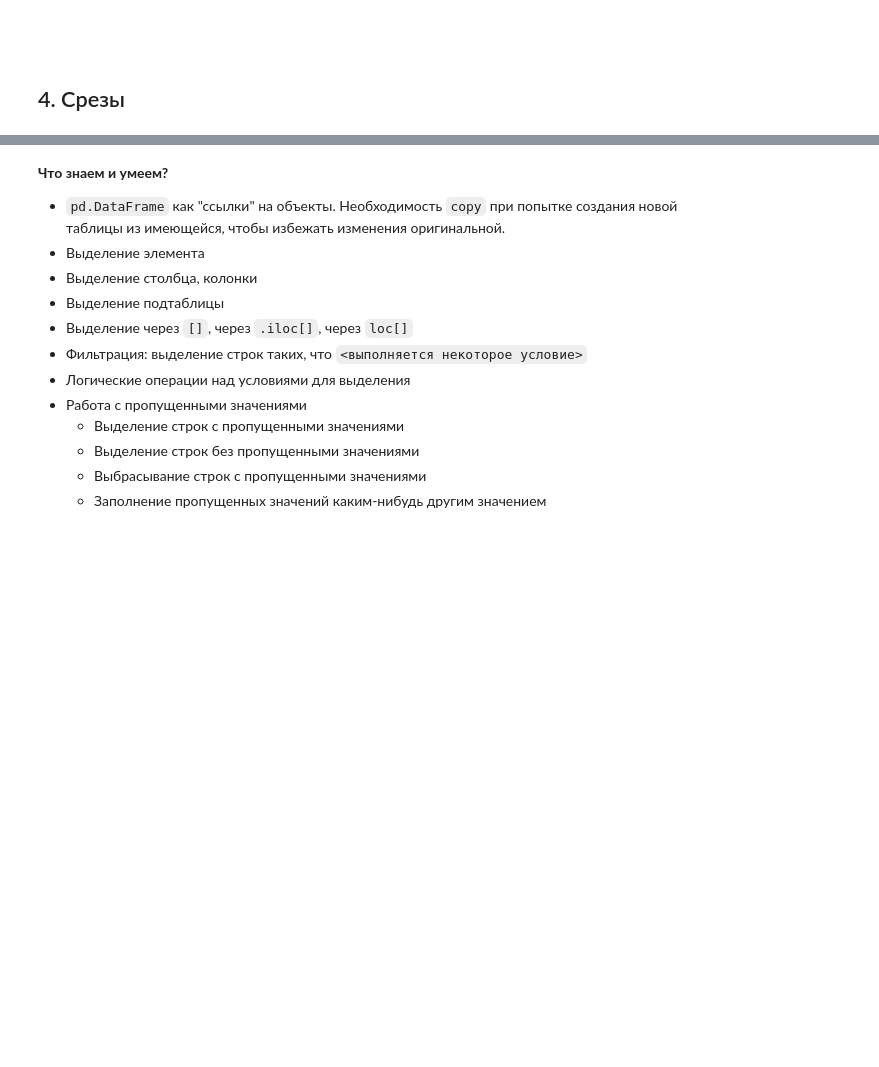
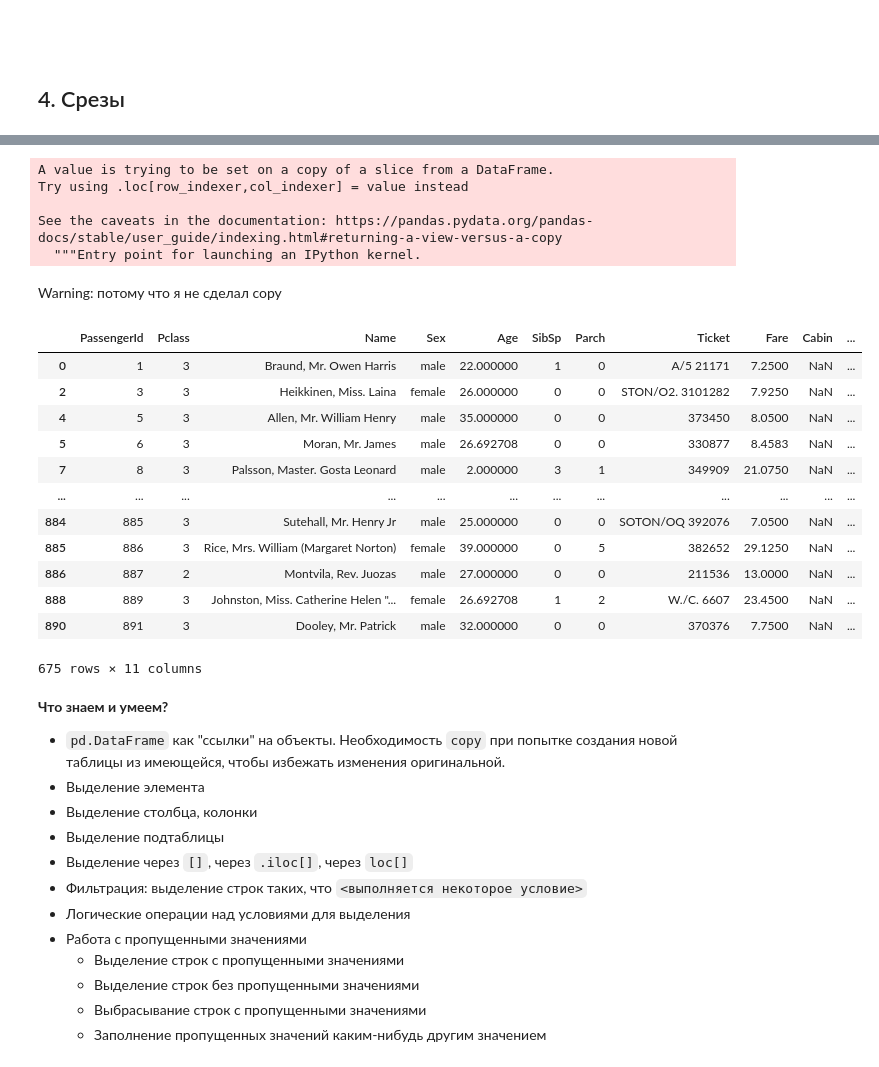
Before and after one commit to ArinaPereslavtseva/hse-econ-data-analysis-course-2020, a Jupyter notebook: week_03/week_03.ipynb, the cells around one changed output, grey strips where cells are left out. Saved outputs shown, nothing was run; the diff lists cells and outputs as text; code cells hidden in the pictures; blank space fills up the shorter version.

```diff
--- a/week_03/week_03.ipynb
+++ b/week_03/week_03.ipynb
@@ -395,5 +1849,33 @@ temp_table['Age'].fillna(temp_table['Age'].mean()).isnull().value_counts()
 # %%
-temp_table['Age'] = temp_table['Age'].fillna(temp_table['Age'].mean()).isnull()
+temp_table['Age'] = temp_table['Age'].fillna(temp_table['Age'].mean())
+# %% [output]
+A value is trying to be set on a copy of a slice from a DataFrame.
+Try using .loc[row_indexer,col_indexer] = value instead
+
+See the caveats in the documentation: https://pandas.pydata.org/pandas-docs/stable/user_guide/indexing.html#returning-a-view-versus-a-copy
+  """Entry point for launching an IPython kernel.
+# %% [markdown]
+Warning: потому что я не сделал copy
+# %%
+temp_table = pasInfo[condition_1].copy()
+# %%
+temp_table['Age'] = temp_table['Age'].fillna(temp_table['Age'].mean())
+# %%
+temp_table
+# %% [output]
+|  | PassengerId | Pclass | Name | Sex | Age | SibSp | Parch | Ticket | Fare | Cabin | ... |
+| 0 | 1 | 3 | Braund, Mr. Owen Harris | male | 22.000000 | 1 | 0 | A/5 21171 | 7.2500 | NaN | ... |
+| 2 | 3 | 3 | Heikkinen, Miss. Laina | female | 26.000000 | 0 | 0 | STON/O2. 3101282 | 7.9250 | NaN | ... |
+| 4 | 5 | 3 | Allen, Mr. William Henry | male | 35.000000 | 0 | 0 | 373450 | 8.0500 | NaN | ... |
+| 5 | 6 | 3 | Moran, Mr. James | male | 26.692708 | 0 | 0 | 330877 | 8.4583 | NaN | ... |
+| 7 | 8 | 3 | Palsson, Master. Gosta Leonard | male | 2.000000 | 3 | 1 | 349909 | 21.0750 | NaN | ... |
+| ... | ... | ... | ... | ... | ... | ... | ... | ... | ... | ... | ... |
+| 884 | 885 | 3 | Sutehall, Mr. Henry Jr | male | 25.000000 | 0 | 0 | SOTON/OQ 392076 | 7.0500 | NaN | ... |
+| 885 | 886 | 3 | Rice, Mrs. William (Margaret Norton) | female | 39.000000 | 0 | 5 | 382652 | 29.1250 | NaN | ... |
+| 886 | 887 | 2 | Montvila, Rev. Juozas | male | 27.000000 | 0 | 0 | 211536 | 13.0000 | NaN | ... |
+| 888 | 889 | 3 | Johnston, Miss. Catherine Helen "... | female | 26.692708 | 1 | 2 | W./C. 6607 | 23.4500 | NaN | ... |
+| 890 | 891 | 3 | Dooley, Mr. Patrick | male | 32.000000 | 0 | 0 | 370376 | 7.7500 | NaN | ... |
+675 rows × 11 columns
 # %% [markdown]
 **Что знаем и умеем?**
 
```
Also changed, not shown: parts of 252 cells of this notebook.
